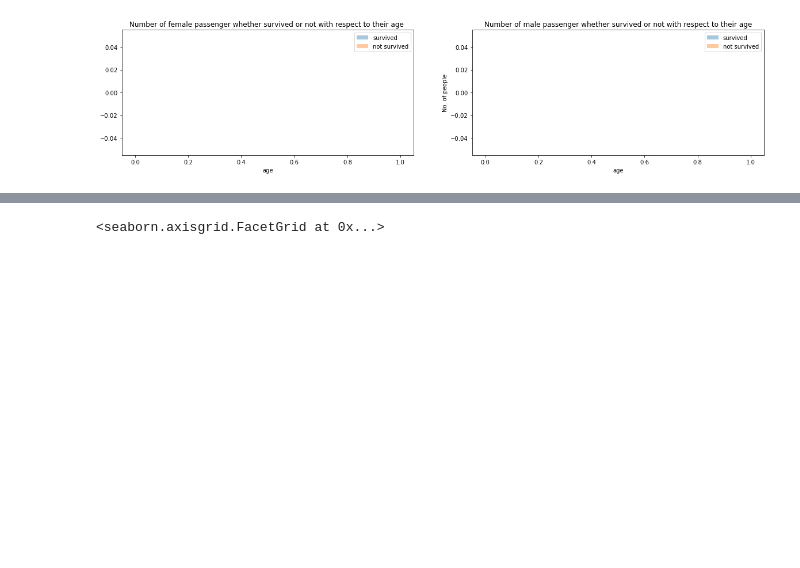
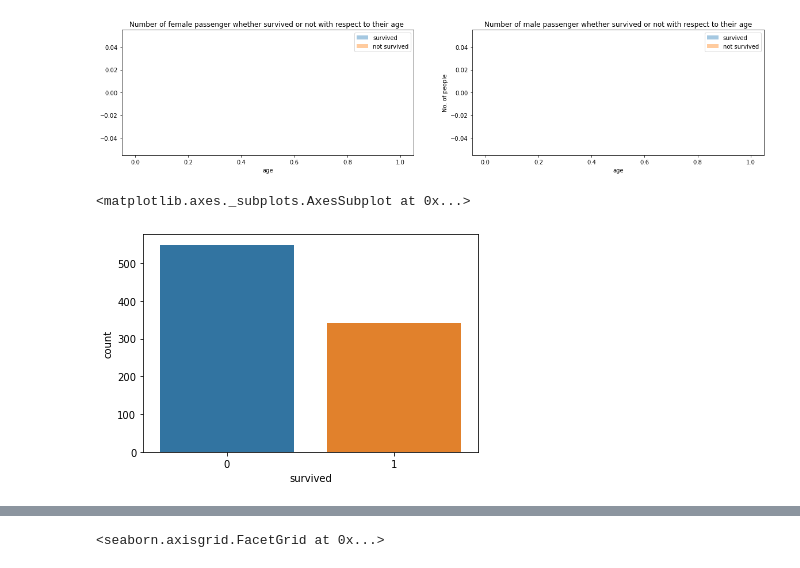
Before and after one commit to jeysura1/Jey_Python, a Jupyter notebook: Python-Titanic.ipynb, the cells around one changed output, grey strips where cells are left out. Cells and saved outputs as stored; diff of their text form; code cells hidden in the pictures; blank space fills up the shorter version.

```diff
--- a/Python-Titanic.ipynb
+++ b/Python-Titanic.ipynb
@@ -92,3 +92,8 @@ plt.ylabel('No. of people')
 plt.show()
 # %% [output]
 [figure]
+# %%
+sns.countplot(x='survived',data=titan)
+# %% [output]
+<matplotlib.axes._subplots.AxesSubplot at 0x...>
+[figure, added]
```
Also changed, not shown: parts of 19 cells of this notebook.
